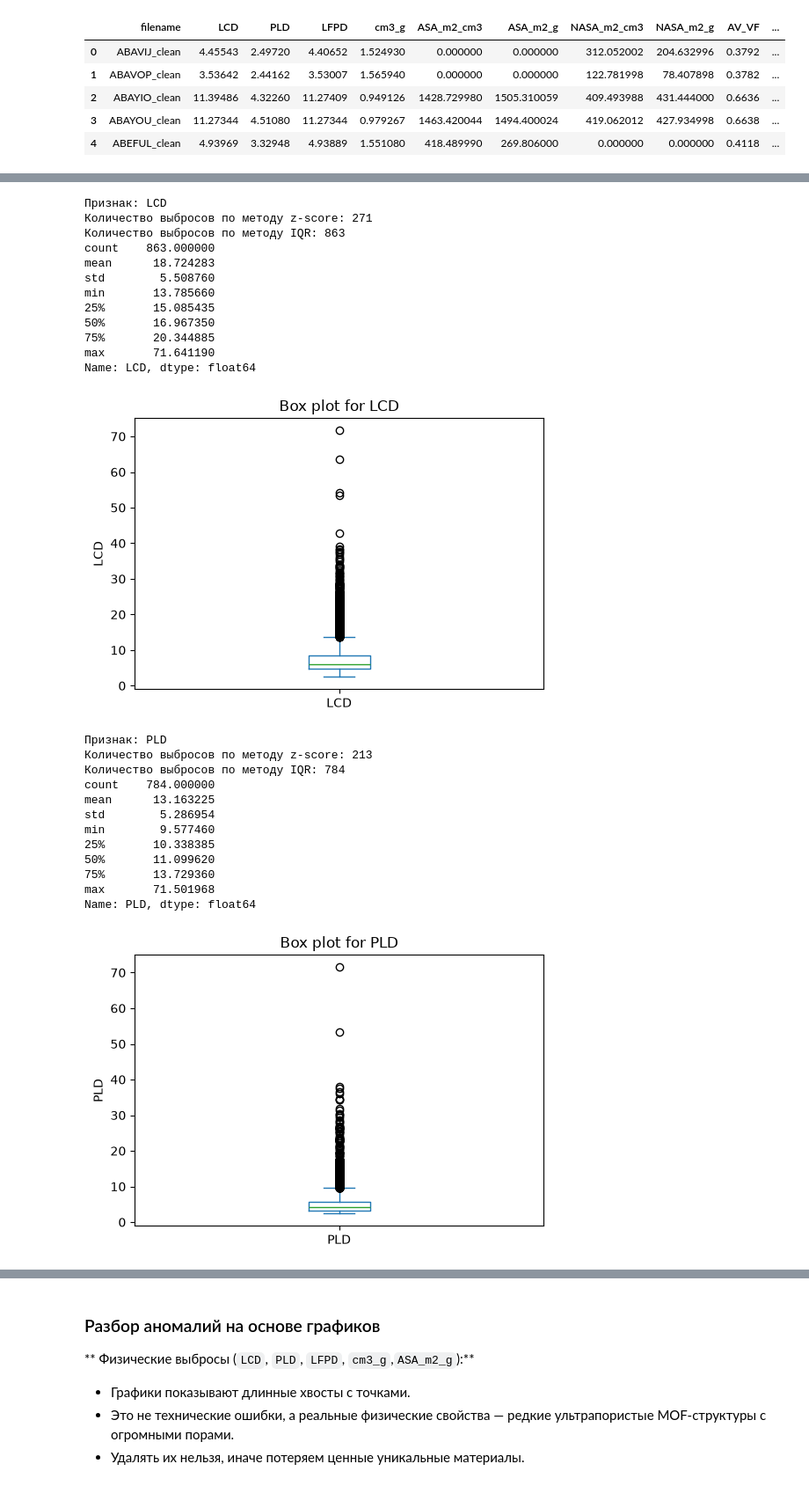
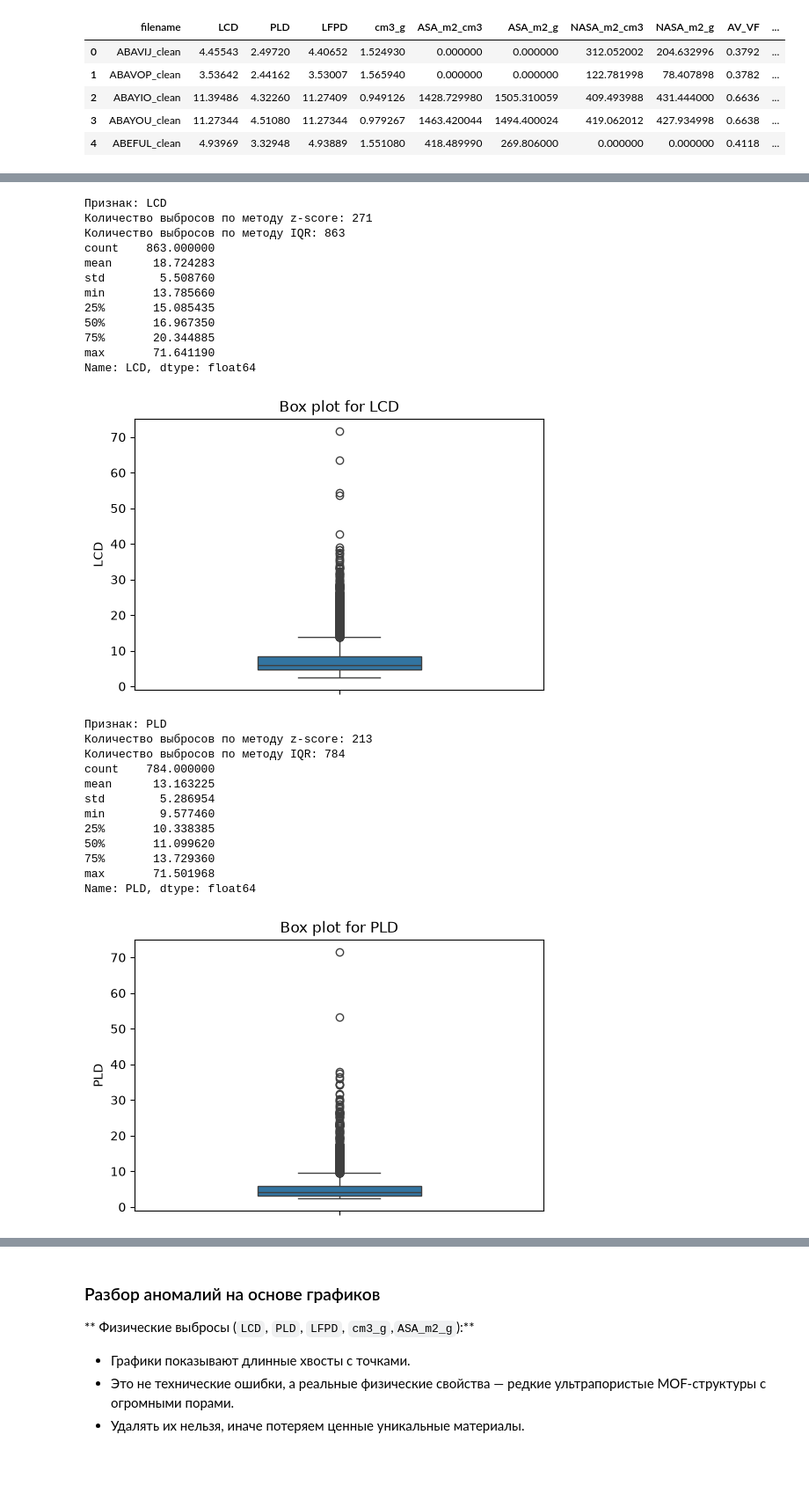
Before and after one commit to alenavas22/study-project, a Jupyter notebook: notebooks/EDA.ipynb, the cells around one changed output, grey strips where cells are left out. Shown at 88% size. Drawn from its saved outputs; the diff is of its cells as text; code cells hidden in the pictures.

```diff
--- a/notebooks/EDA.ipynb
+++ b/notebooks/EDA.ipynb
@@ -173,35 +174,35 @@ for col in target_features:
         df_outliers_z = df[abs(df['z_score']) > 3]
         print(f"Количество выбросов по методу z-score: {len(df_outliers_z)}")
 
         # 2. Метод IQR
         Q1 = df[col].quantile(0.25)
         Q3 = df[col].quantile(0.75)
         IQR = Q3 - Q1
         df['is_outlier_iqr'] = (df[col] < (Q1 - 1.5 * IQR)) | (df[col] > (Q3 + 1.5 * IQR))
         df_outliers_iqr = df[df['is_outlier_iqr']]
         print(f"Количество выбросов по методу IQR: {len(df_outliers_iqr)}")
 
         print(df_outliers_iqr[col].describe())
 
         plt.figure(figsize=(6, 4))
-        df[col].plot.box()
+        sns.boxplot(y=df[col],width=0.4)
         plt.title(f"Box plot for {col}")
         plt.ylabel(col)
         plt.show()
 # %% [output]
 Признак: LCD
 Количество выбросов по методу z-score: 271
 Количество выбросов по методу IQR: 863
 count    863.000000
 mean      18.724283
 std        5.508760
 min       13.785660
 25%       15.085435
 50%       16.967350
 75%       20.344885
 max       71.641190
 Name: LCD, dtype: float64
-[figure, old version]
+[figure, new version]
 Признак: PLD
 Количество выбросов по методу z-score: 213
 Количество выбросов по методу IQR: 784
@@ -214,7 +215,7 @@ min        9.577460
 75%       13.729360
 max       71.501968
 Name: PLD, dtype: float64
-[figure, old version]
+[figure, new version]
 Признак: LFPD
 Количество выбросов по методу z-score: 262
 Количество выбросов по методу IQR: 854
```
Also changed, not shown: parts of 11 cells of this notebook.
